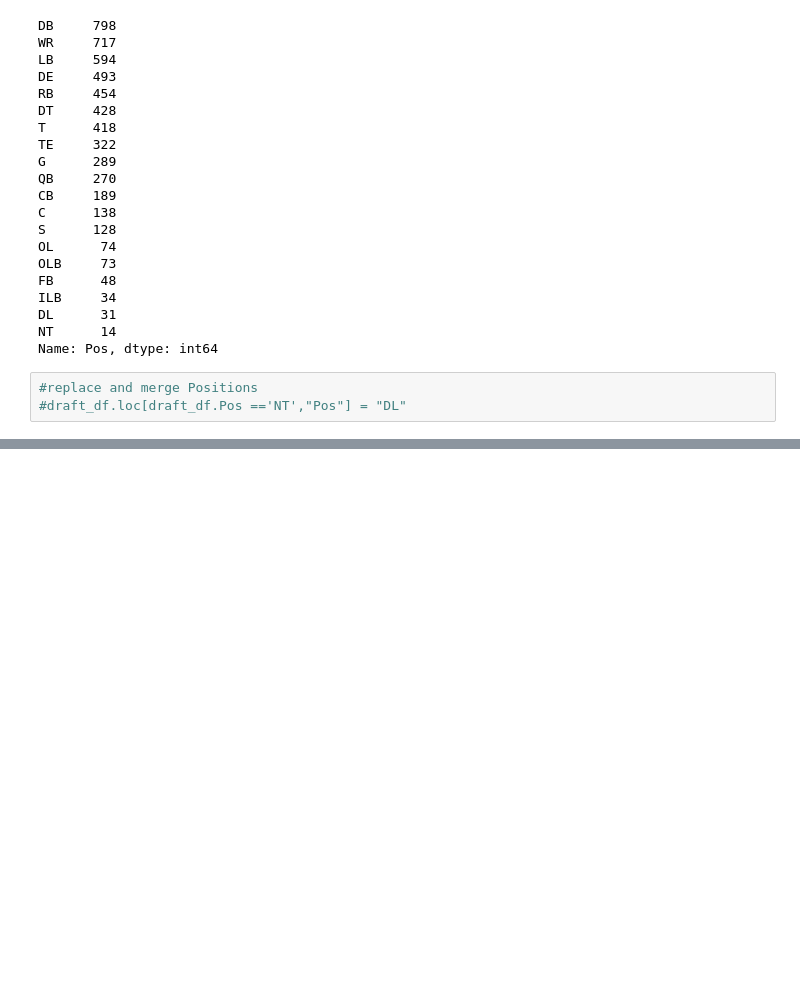
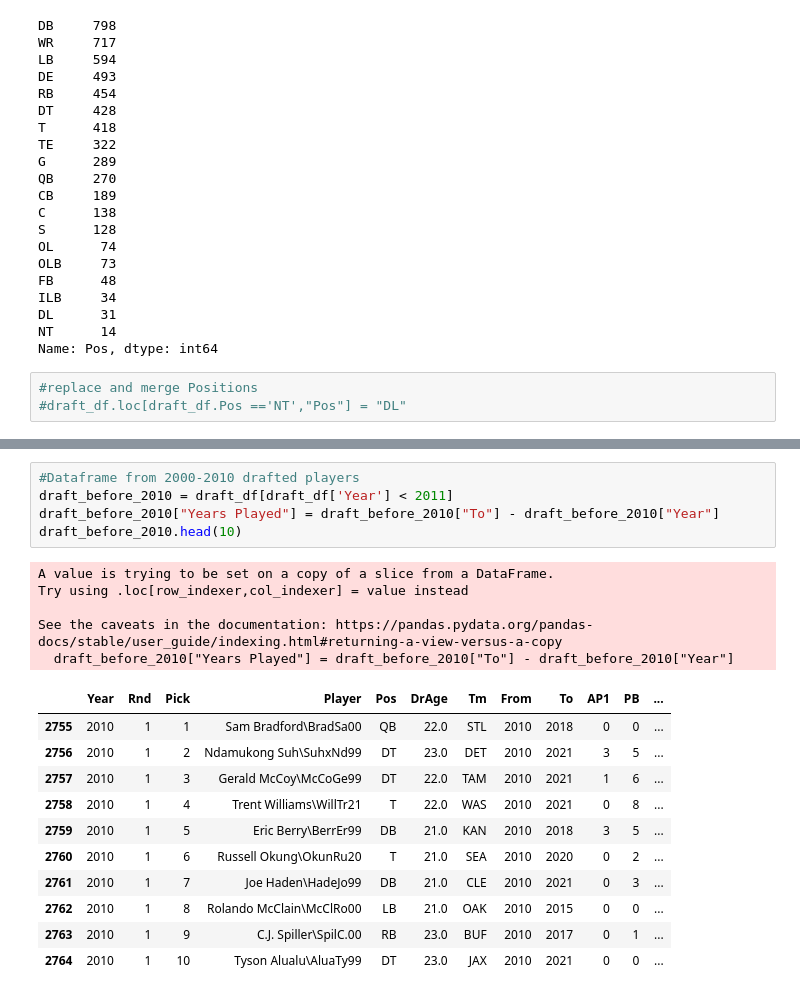
Before and after one commit to RileyCC56/NFL_Draft, a Jupyter notebook: Draft_data.ipynb, the cells around one changed output, grey strips where cells are left out. Saved outputs shown, nothing was run; the diff lists cells and outputs as text; blank space fills up the shorter version.

```diff
--- a/Draft_data.ipynb
+++ b/Draft_data.ipynb
@@ -101,0 +112,22 @@ Name: Pos, dtype: int64
+# %%
+#Dataframe from 2000-2010 drafted players
+draft_before_2010 = draft_df[draft_df['Year'] < 2011]
+draft_before_2010["Years Played"] = draft_before_2010["To"] - draft_before_2010["Year"]
+draft_before_2010.head(10)
+# %% [output]
+A value is trying to be set on a copy of a slice from a DataFrame.
+Try using .loc[row_indexer,col_indexer] = value instead
+
+See the caveats in the documentation: https://pandas.pydata.org/pandas-docs/stable/user_guide/indexing.html#returning-a-view-versus-a-copy
+  draft_before_2010["Years Played"] = draft_before_2010["To"] - draft_before_2010["Year"]
+|  | Year | Rnd | Pick | Player | Pos | DrAge | Tm | From | To | AP1 | PB | ... |
+| 2755 | 2010 | 1 | 1 | Sam Bradford\BradSa00 | QB | 22.0 | STL | 2010 | 2018 | 0 | 0 | ... |
+| 2756 | 2010 | 1 | 2 | Ndamukong Suh\SuhxNd99 | DT | 23.0 | DET | 2010 | 2021 | 3 | 5 | ... |
+| 2757 | 2010 | 1 | 3 | Gerald McCoy\McCoGe99 | DT | 22.0 | TAM | 2010 | 2021 | 1 | 6 | ... |
+| 2758 | 2010 | 1 | 4 | Trent Williams\WillTr21 | T | 22.0 | WAS | 2010 | 2021 | 0 | 8 | ... |
+| 2759 | 2010 | 1 | 5 | Eric Berry\BerrEr99 | DB | 21.0 | KAN | 2010 | 2018 | 3 | 5 | ... |
+| 2760 | 2010 | 1 | 6 | Russell Okung\OkunRu20 | T | 21.0 | SEA | 2010 | 2020 | 0 | 2 | ... |
+| 2761 | 2010 | 1 | 7 | Joe Haden\HadeJo99 | DB | 21.0 | CLE | 2010 | 2021 | 0 | 3 | ... |
+| 2762 | 2010 | 1 | 8 | Rolando McClain\McClRo00 | LB | 21.0 | OAK | 2010 | 2015 | 0 | 0 | ... |
+| 2763 | 2010 | 1 | 9 | C.J. Spiller\SpilC.00 | RB | 23.0 | BUF | 2010 | 2017 | 0 | 1 | ... |
+| 2764 | 2010 | 1 | 10 | Tyson Alualu\AluaTy99 | DT | 23.0 | JAX | 2010 | 2021 | 0 | 0 | ... |
```
Also changed, not shown: parts of 8 cells of this notebook.
